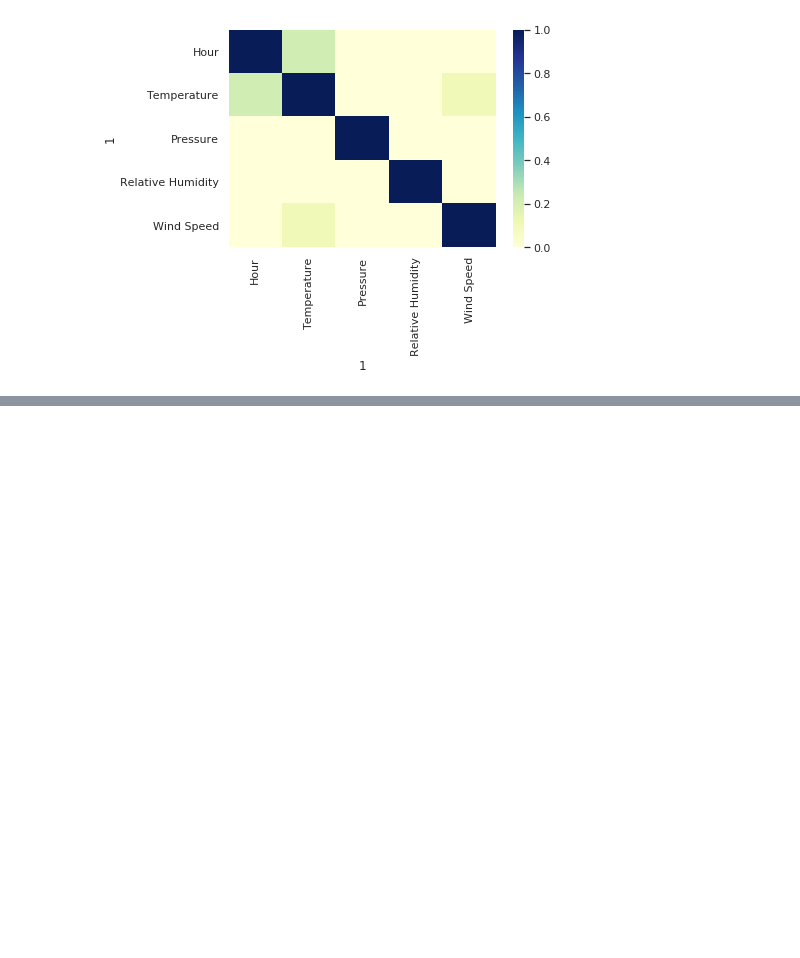
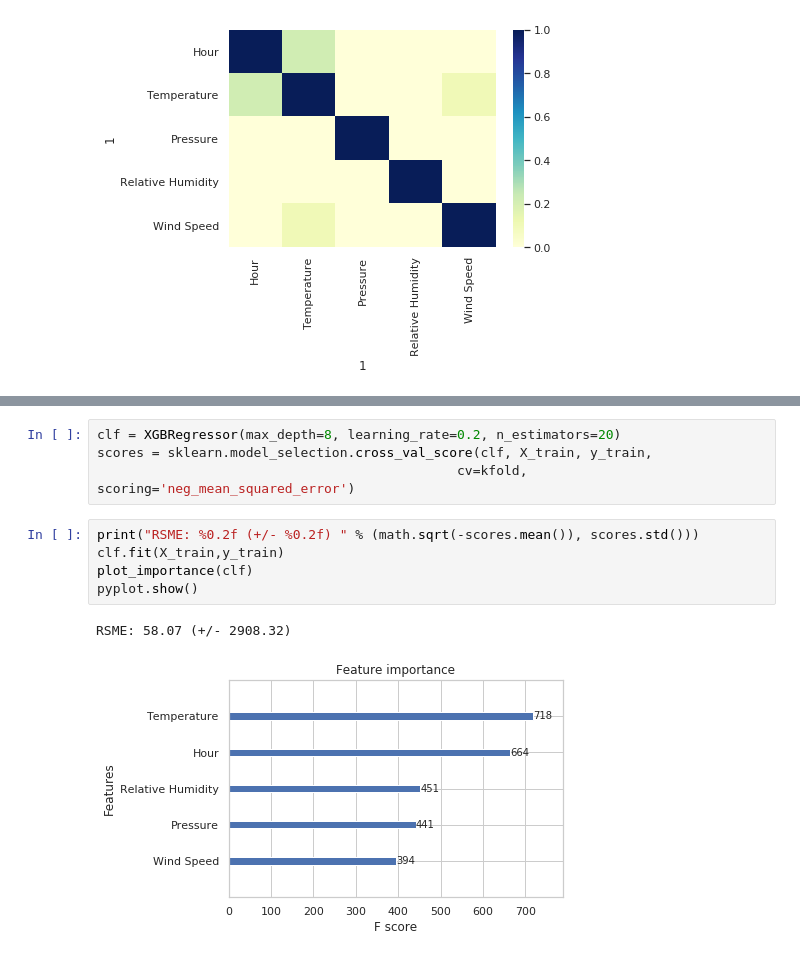
Before and after one commit to orionpax00/weather, a Jupyter notebook: src/xgboost_regression.ipynb, the cells around one changed output, grey strips where cells are left out. Saved outputs shown, nothing was run; the diff lists cells and outputs as text; blank space fills up the shorter version.

Commit message:
two models implemerntes

```diff
--- a/src/xgboost_regression.ipynb
+++ b/src/xgboost_regression.ipynb
@@ -202,0 +194,12 @@ Best: 72.051383 using {'learning_rate': 0.2, 'max_depth': 6, 'n_estimators': 50}
+# %%
+clf = XGBRegressor(max_depth=8, learning_rate=0.2, n_estimators=20)
+scores = sklearn.model_selection.cross_val_score(clf, X_train, y_train,
+                                              cv=kfold, scoring='neg_mean_squared_error')
+# %%
+print("RSME: %0.2f (+/- %0.2f) " % (math.sqrt(-scores.mean()), scores.std()))
+clf.fit(X_train,y_train)
+plot_importance(clf)
+pyplot.show()
+# %% [output]
+RSME: 58.07 (+/- 2908.32)
+[figure, added]
```
Also changed, not shown: parts of 11 cells of this notebook, 5 other files.
